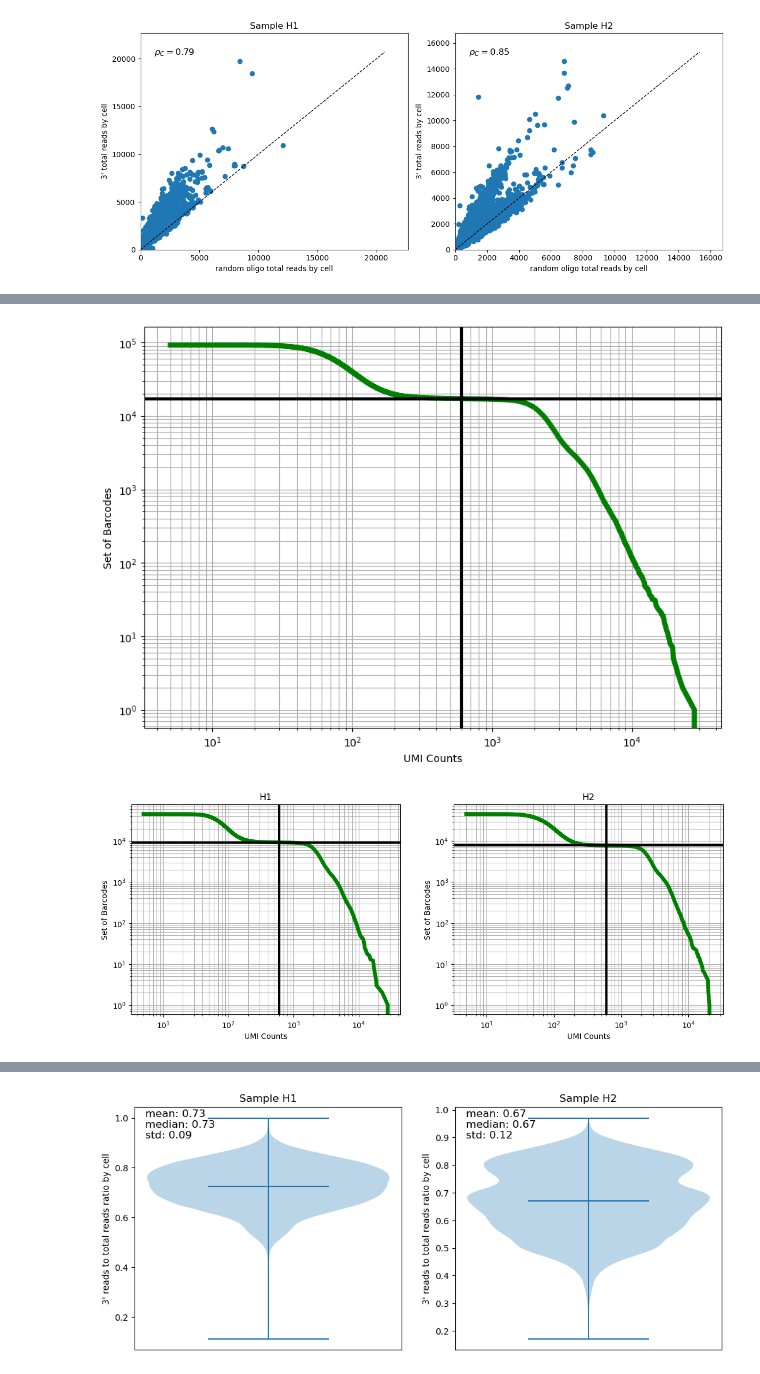
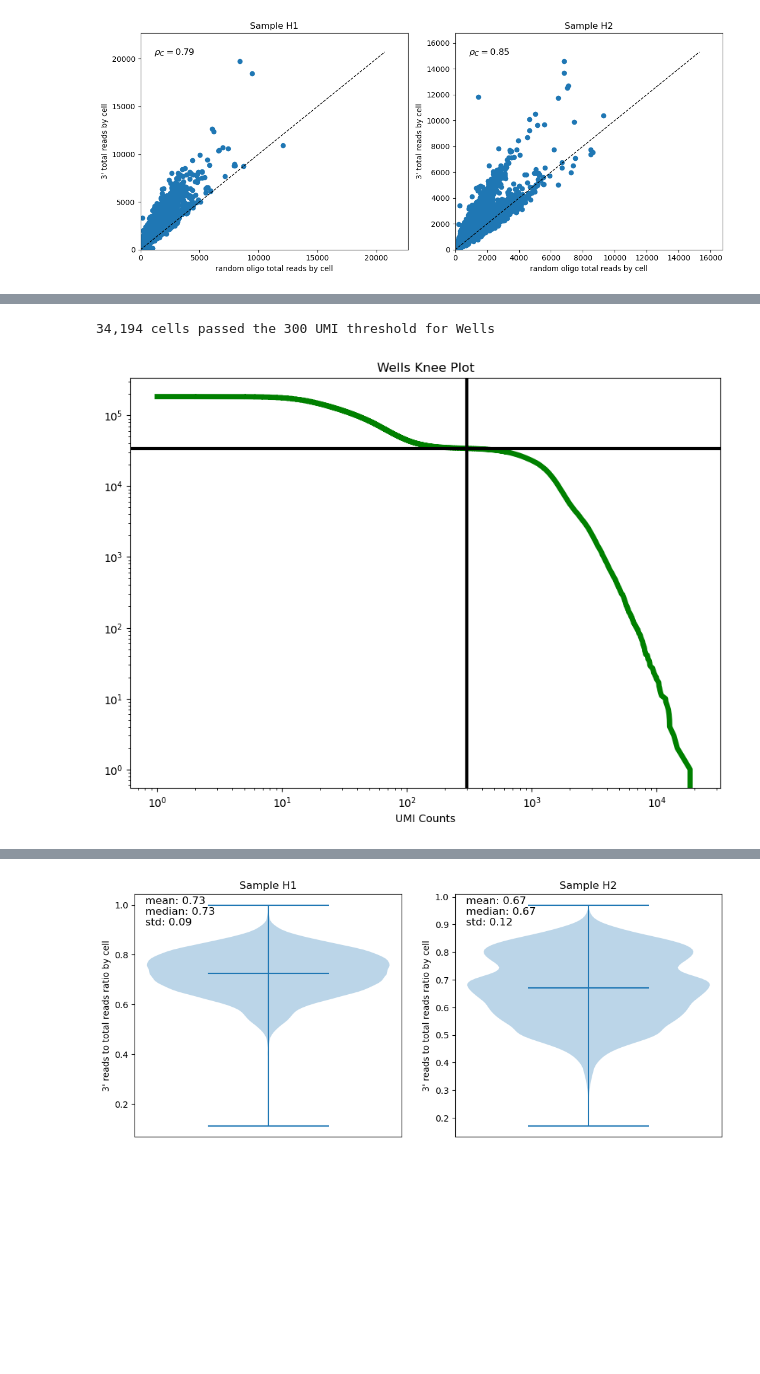
Before and after one commit to mcaskey6/10XvParse, a Jupyter notebook: Analysis 3/parse_test.ipynb, the cells around one changed output, grey strips where cells are left out. Cells and saved outputs as stored; diff of their text form; code cells hidden in the pictures; blank space fills up the shorter version.

```diff
--- a/Analysis 3/parse_test.ipynb
+++ b/Analysis 3/parse_test.ipynb
@@ -409,12 +446,9 @@ def concatSamples(data_name, sample_names, modified=False):
 
     return data
 # %%
-wells_data = initProcessing('wells')
-polyT_data = concatSamples('polyT', sample_names)
-randO_data = concatSamples('randO', sample_names, modified=True)
-parse_data = concatSamples('parse', sample_names, modified=True)
-
-data_names = ['wells', 'polyT', 'randO', 'parse']
-datasets = [wells_data, polyT_data, randO_data, parse_data]
+wells_data = initProcessing('wells', data_title = "Wells")
+polyT_data = concatSamples('polyT', sample_names, "Parse 3\'")
+randO_data = concatSamples('randO', sample_names, "Parse Random Oligo", modified=True)
+parse_data = concatSamples('parse', sample_names, "Parse", modified=True)
 # %%
 # Add polyT and randO read counts to parse data
@@ -564,47 +578,0 @@ plt.show()
-# %%
-#@title Threshold cells according to knee plot { run: "auto", vertical-output: true }
-cutoff = 600  #@param {type:"integer"}
-knee = np.sort((np.array(parse_data.X.sum(axis=1))).flatten())[::-1]
-cell_set = np.arange(len(knee))
-num_cells = cell_set[knee > cutoff][::-1][0]
-
-fig, ax = plt.subplots(figsize=(10, 7))
-
-
-ax.loglog(knee, cell_set, linewidth=5, color="g")
-ax.axvline(x=cutoff, linewidth=3, color="k")
-
-
-ax.axhline(y=num_cells, linewidth=3, color="k")
-
-ax.set_xlabel("UMI Counts")
-ax.set_ylabel("Set of Barcodes")
-
-plt.grid(True, which="both")
-plt.show()
-# %% [output]
-[figure, removed]
-# %%
-fig, axs = plt.subplots(1,2, figsize=(14, 5))
-
-cutoffs = [600,600]
-n_cells = []
-for ax, cutoff, name in zip(axs,cutoffs,sample_names):
-    # Threshold cells according to knee plot
-    X = parse_data.X[(parse_data.obs['sample'] == name).tolist(),:]
-    knee = np.sort((np.array(X.sum(axis=1))).flatten())[::-1]
-    cell_set = np.arange(len(knee))
-    num_cells = cell_set[knee > cutoff][::-1][0]
-    n_cells.append(num_cells)
-
-    ax.loglog(knee, cell_set, linewidth=5, color="g")
-    ax.axvline(x=cutoff, linewidth=3, color="k")
-    ax.axhline(y=num_cells, linewidth=3, color="k")
-
-    ax.set_xlabel("UMI Counts")
-    ax.set_ylabel("Set of Barcodes")
-    ax.set_title(name)
-    ax.grid(True, which="both")
-plt.show()
-# %% [output]
-[figure, removed]
@@ -615,0 +608,8 @@ sc.pp.filter_cells(parse_filtered, min_counts=knee[num_cells])
+# %%
+fig, ax = plt.subplots(figsize=(10, 7))
+
+wells_filtered = knee_plot(ax, wells_data, cutoff = 300)
+plt.show()
+# %% [output]
+34,194 cells passed the 300 UMI threshold for Wells
+[figure, added]
```
Also changed, not shown: parts of 72 cells of this notebook, 8 other files.
